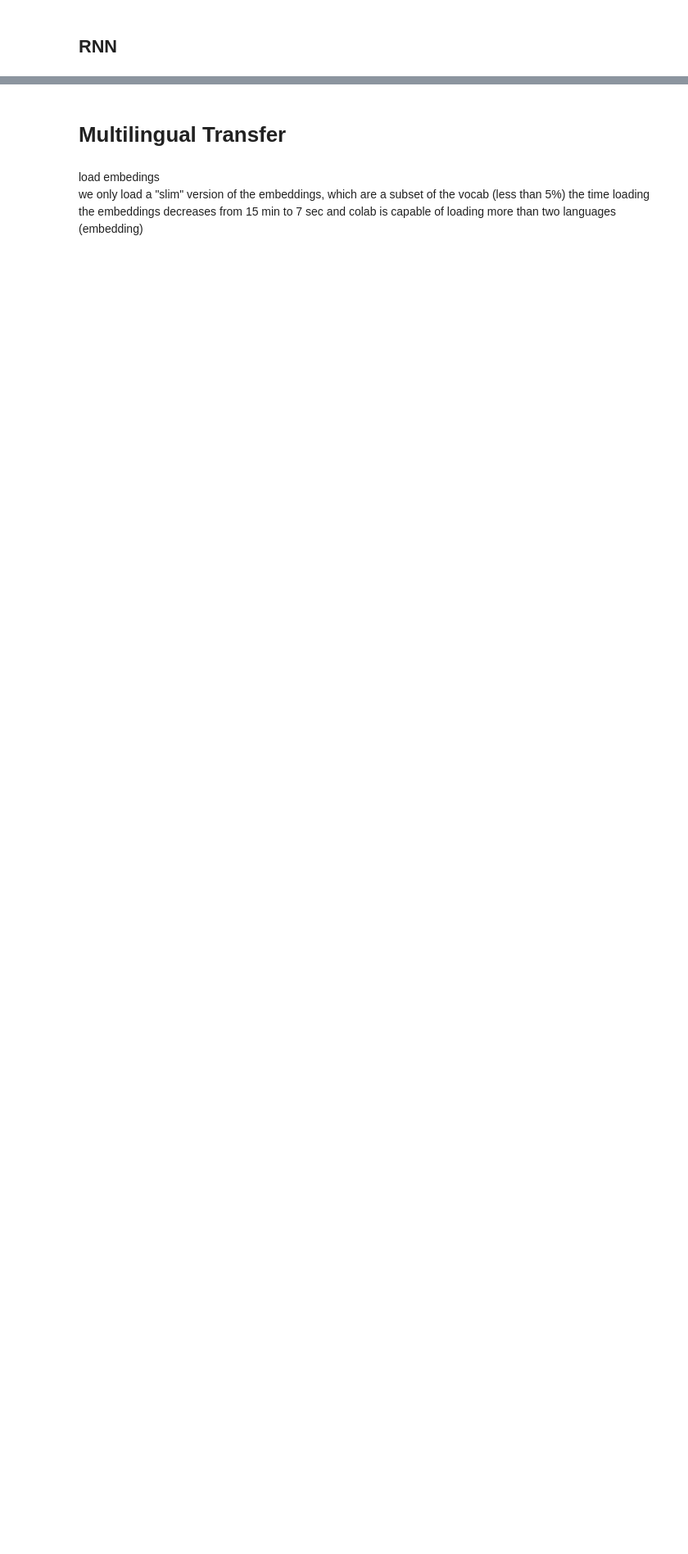
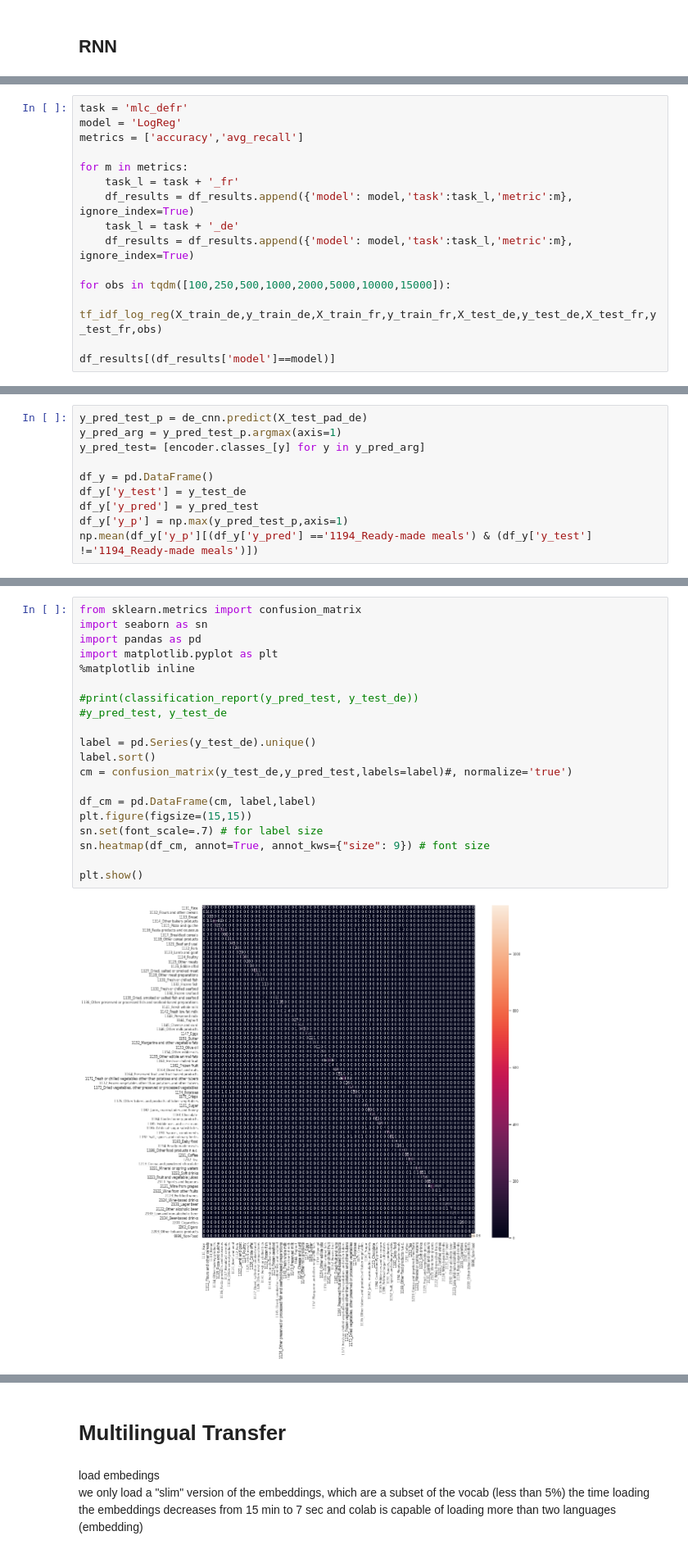
Before and after one commit to ELehmann91/FS1, a Jupyter notebook: Results_Thesis.ipynb, the cells around one changed output, grey strips where cells are left out. Shown at 82% size. Cells and saved outputs as stored; diff of their text form; blank space fills up the shorter version.

```diff
--- a/Results_Thesis.ipynb
+++ b/Results_Thesis.ipynb
@@ -761,0 +2043,15 @@ for obs in [500,1000,2000,5000]:
+# %%
+task = 'mlc_defr'
+model = 'LogReg'
+metrics = ['accuracy','avg_recall']
+
+for m in metrics:
+    task_l = task + '_fr'
+    df_results = df_results.append({'model': model,'task':task_l,'metric':m}, ignore_index=True)
+    task_l = task + '_de'
+    df_results = df_results.append({'model': model,'task':task_l,'metric':m}, ignore_index=True)
+
+for obs in tqdm([100,250,500,1000,2000,5000,10000,15000]):
+    tf_idf_log_reg(X_train_de,y_train_de,X_train_fr,y_train_fr,X_test_de,y_test_de,X_test_fr,y_test_fr,obs)
+
+df_results[(df_results['model']==model)]
@@ -763,0 +3137,10 @@ for obs in [500,1000,2000,5000]:
+# %%
+y_pred_test_p = de_cnn.predict(X_test_pad_de)
+y_pred_arg = y_pred_test_p.argmax(axis=1)
+y_pred_test= [encoder.classes_[y] for y in y_pred_arg]
+
+df_y = pd.DataFrame()
+df_y['y_test'] = y_test_de
+df_y['y_pred'] = y_pred_test
+df_y['y_p'] = np.max(y_pred_test_p,axis=1)
+np.mean(df_y['y_p'][(df_y['y_pred'] =='1194_Ready-made meals') & (df_y['y_test'] !='1194_Ready-made meals')])
@@ -763,0 +3162,22 @@ for obs in [500,1000,2000,5000]:
+# %%
+from sklearn.metrics import confusion_matrix
+import seaborn as sn
+import pandas as pd
+import matplotlib.pyplot as plt
+%matplotlib inline
+
+#print(classification_report(y_pred_test, y_test_de))
+#y_pred_test, y_test_de
+
+label = pd.Series(y_test_de).unique()
+label.sort()
+cm = confusion_matrix(y_test_de,y_pred_test,labels=label)#, normalize='true')
+
+df_cm = pd.DataFrame(cm, label,label)
+plt.figure(figsize=(15,15))
+sn.set(font_scale=.7) # for label size
+sn.heatmap(df_cm, annot=True, annot_kws={"size": 9}) # font size
+
+plt.show()
+# %% [output]
+[figure, added]
```
Also changed, not shown: parts of 224 cells of this notebook.
